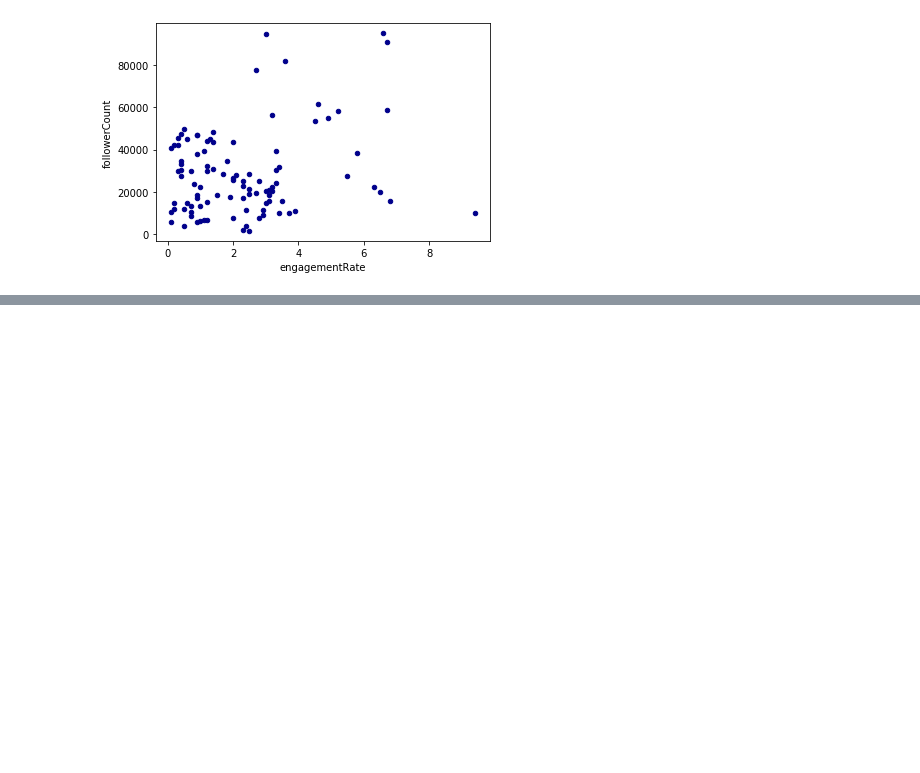
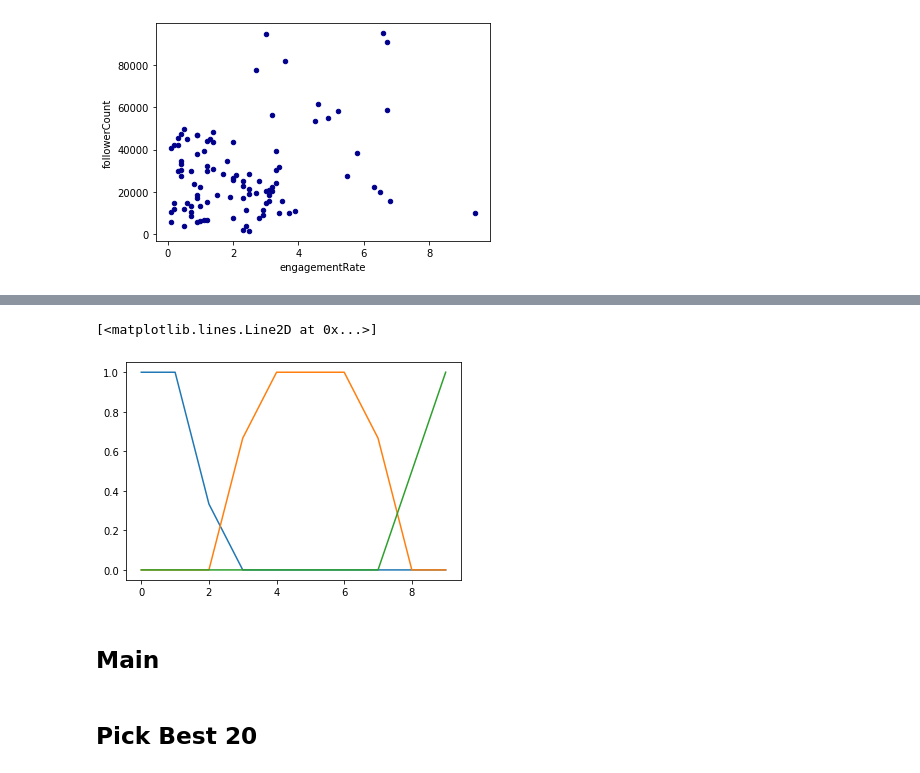
Before and after one commit to Razellion/Fuzzy-Influencer, a Jupyter notebook: Fuzzy Influencer.ipynb, the cells around one changed output, grey strips where cells are left out. Saved outputs shown, nothing was run; the diff lists cells and outputs as text; code cells hidden in the pictures; blank space fills up the shorter version.

```diff
--- a/Fuzzy Influencer.ipynb
+++ b/Fuzzy Influencer.ipynb
@@ -56,0 +156,38 @@ data.plot.scatter(y='followerCount', x='engagementRate', c='DarkBlue')
+# %%
+def low_eng_calc(data):
+    if data <= 1:
+        score = 1
+    elif 1 < data < 2.5:
+        score = (2.5-data)/(2.5-1)
+    else:
+        score = 0
+    return score
+
+def mid_eng_calc(data):
+    if data > 2  and data <= 3.5:
+        score = (data-2)/(3.5-2)
+    elif 3.5 < data <= 6.5:
+        score = 1
+    elif 6.5 < data < 8:
+        score = (8-data)/(8-6.5)
+    else:
+        score = 0
+    return score
+
+def hi_eng_calc(data):
+    if data <= 7.5 :
+        score = 0
+    elif 7.5 < data < 8.5:
+        score = (data-7.5)/(8.5-7.5)
+    else:
+        score = 1
+    return score
+# %%
+plt.plot([low_eng_calc(i) for i in range(10)])
+plt.plot([mid_eng_calc(i) for i in range(10)])
+plt.plot([hi_eng_calc(i) for i in range(10)])
+# %% [output]
+[<matplotlib.lines.Line2D at 0x...>]
+[figure, added]
+# %% [markdown]
+## Main
@@ -56,0 +205,2 @@ data.plot.scatter(y='followerCount', x='engagementRate', c='DarkBlue')
+# %% [markdown]
+## Pick Best 20
```
Also changed, not shown: parts of 26 cells of this notebook.
